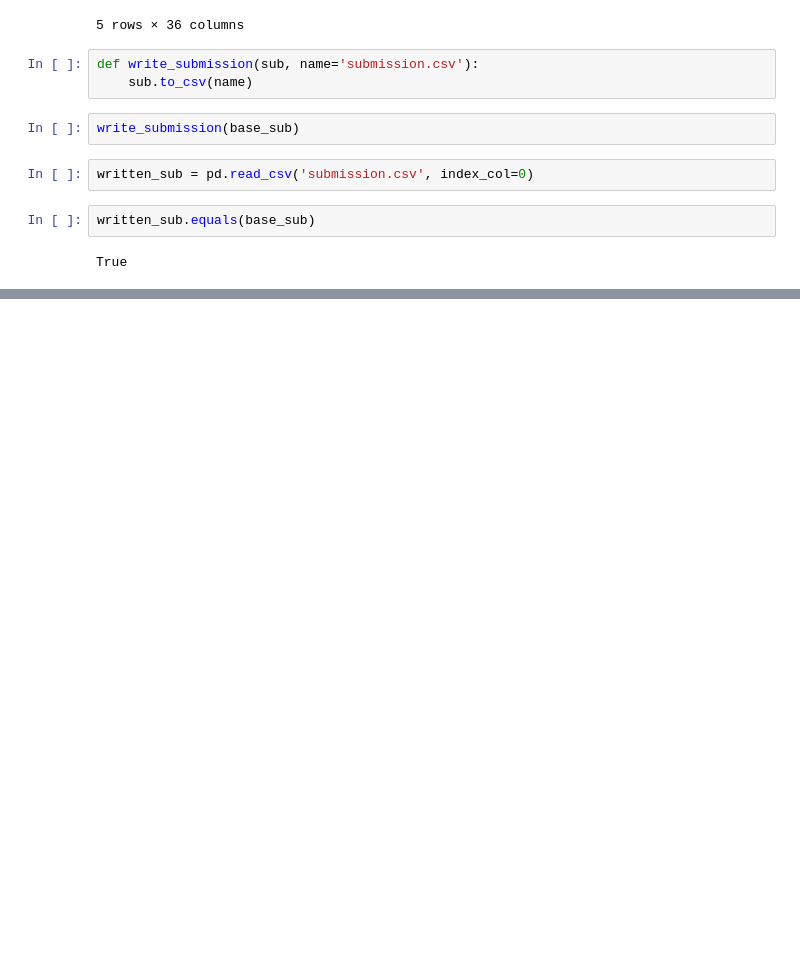
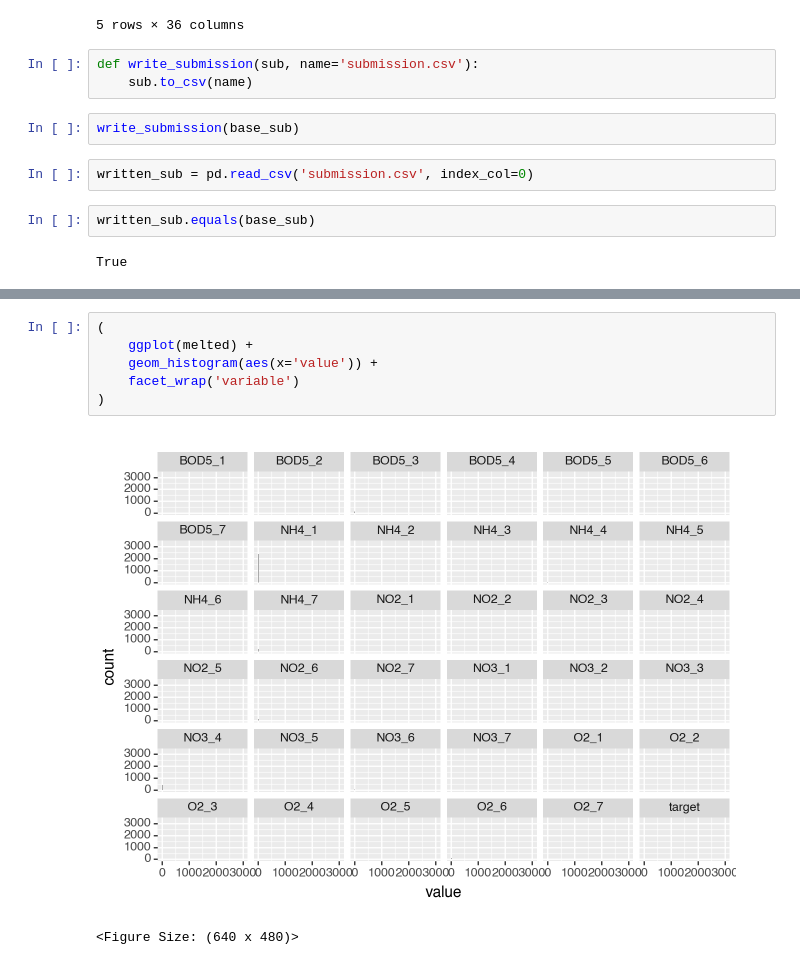
Before and after one commit to Pdubbs/Kaggle, a Jupyter notebook: Playground/202308s3e21/var_transform.ipynb, the cells around one changed output, grey strips where cells are left out. Cells and saved outputs as stored; diff of their text form; blank space fills up the shorter version.

```diff
--- a/Playground/202308s3e21/var_transform.ipynb
+++ b/Playground/202308s3e21/var_transform.ipynb
@@ -33,0 +61,9 @@ True
+# %%
+(
+    ggplot(melted) +
+    geom_histogram(aes(x='value')) +
+    facet_wrap('variable')
+)
+# %% [output]
+[figure, added]
+<Figure Size: (640 x 480)>
```
Also changed, not shown: parts of 16 cells of this notebook.
